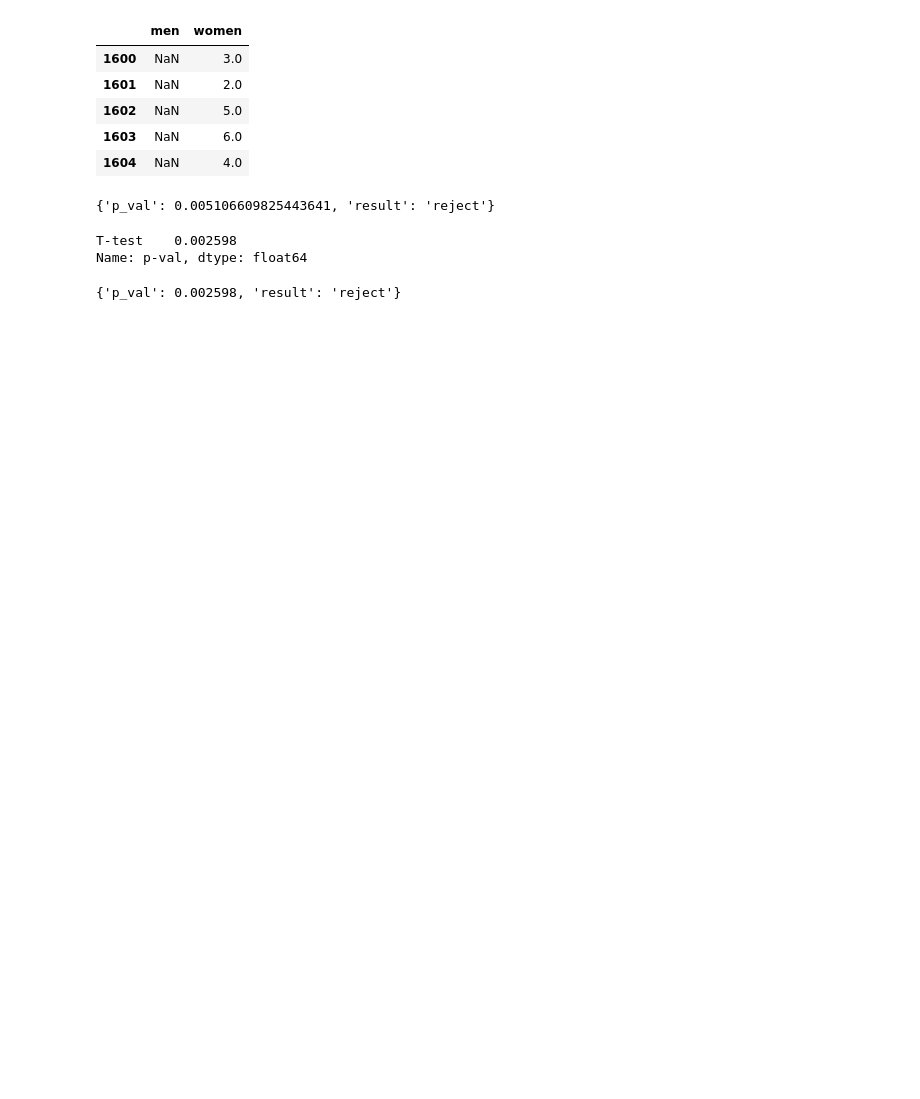
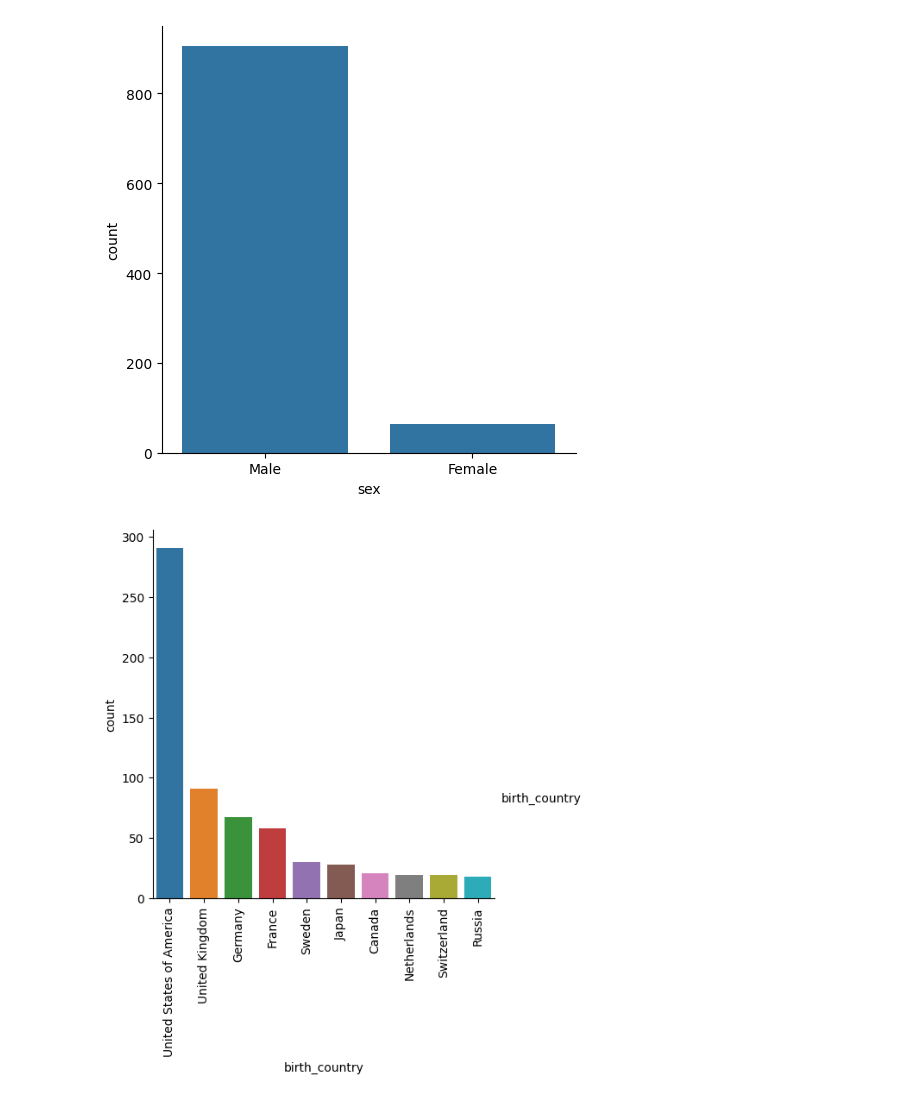
Before and after one commit to ilovyoub/Python-projecta, a Jupyter notebook: notebook.ipynb, the cells around one changed output. Cells and saved outputs as stored; diff of their text form; code cells hidden in the pictures; blank space fills up the shorter version.

Commit message:
Nobel prize
Досліджував, як головну нагороду для науковців отримували різні держави, люди протягом усього часу її існування

```diff
--- a/notebook.ipynb
+++ b/notebook.ipynb
@@ -15,5 +5,9 @@ $H_A$ : The mean number of goals scored in women's international soccer matches
 # %%
 import pandas as pd
 import seaborn as sns
+import numpy as np
 import matplotlib.pyplot as plt
-import pingouin
+
+df = pd.read_csv('data//nobel.csv')
+nobel = pd.read_csv('data//nobel.csv')
+df.head()
@@ -101,13 +20,0 @@ plt.show()
-# %%
-n_df = pd.DataFrame({
-    'men':n_m_df['all_goals'],
-    'women':n_w_df['all_goals']
-})
-n_df.head()
-# %% [output]
-|  | men | women |
-| 1600 | NaN | 3.0 |
-| 1601 | NaN | 2.0 |
-| 1602 | NaN | 5.0 |
-| 1603 | NaN | 6.0 |
-| 1604 | NaN | 4.0 |
@@ -126,22 +21,34 @@ else:
-# %%
-result_dict = {'p_val':p_val,
-               'result':result}
-result_dict
-# %% [output]
-{'p_val': 0.005106609825443641, 'result': 'reject'}
-# %%
-un_t = pingouin.ttest(
-    x=n_df['women'],
-    y=n_df['men'],
-    alternative='greater',
-)
-un_t['p-val']
-# %% [output]
-T-test    0.002598
-Name: p-val, dtype: float64
-# %%
-result_dict = {'p_val':0.002598,
-               'result':'reject'}
-result_dict
-# %% [output]
-{'p_val': 0.002598, 'result': 'reject'}
+# %%
+# What is the most commonly awarded gender and birth country?
+#1
+gender = (df
+          .groupby('sex')
+          .size()
+          .reset_index(name='count'))
+top_gender = gender[gender['count'] == gender['count'].max()].iloc[0, 0]
+
+sns.catplot(x='sex',
+           data=df,
+           kind='count')
+
+#2
+top_country_1 = (df
+              .groupby('birth_country')
+              .size()
+              .reset_index(name='count')
+              .sort_values('count', ascending=False)
+              .head(10))
+top_country = top_country_1['birth_country'].iloc[0]
+
+sns.catplot(x='birth_country',
+            y='count',
+           data=top_country_1,
+           kind='bar',
+           hue='birth_country')
+
+plt.xticks(rotation=90)
+
+plt.show()
+# %% [output]
+[figure, added]
+[figure, added]
```
Also changed, not shown: parts of 17 cells of this notebook.
